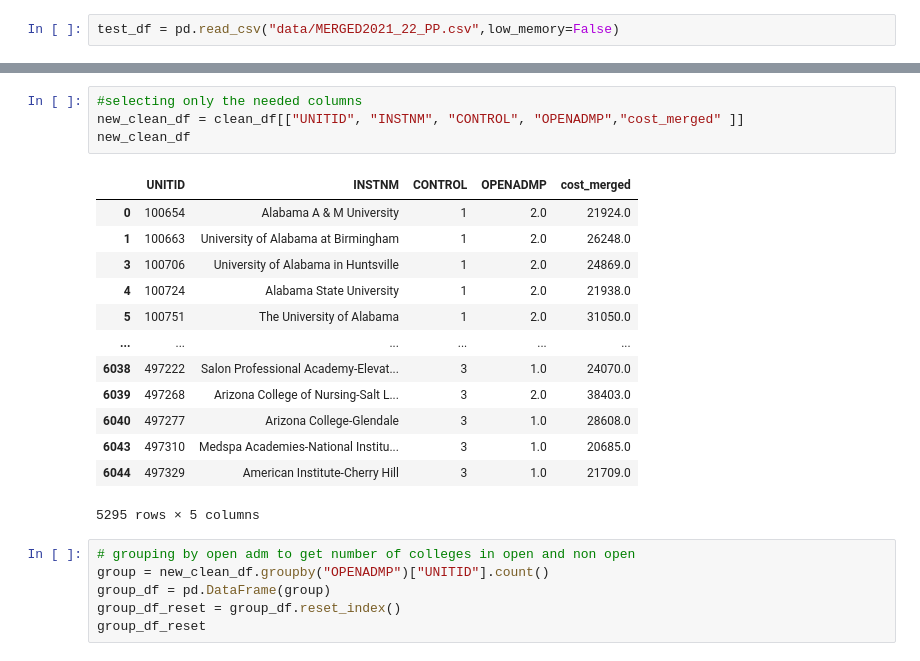
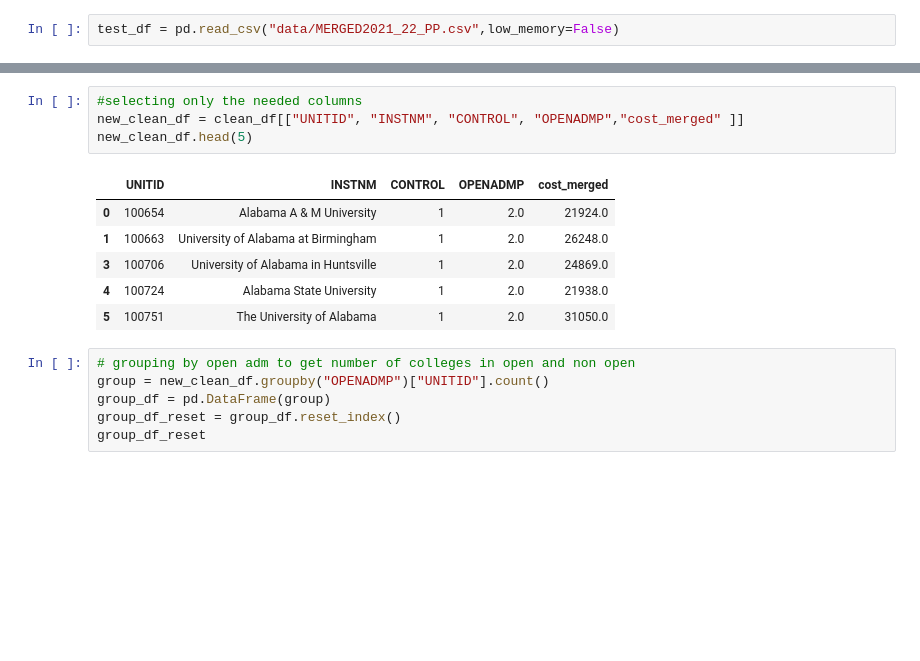
Before and after one commit to Wook22/Education_Institution_Data_Analysis, a Jupyter notebook: cost analysis.ipynb, the cells around one changed output, grey strips where cells are left out. Saved outputs shown, nothing was run; the diff lists cells and outputs as text; blank space fills up the shorter version.

```diff
--- a/category 2.ipynb
+++ b/cost analysis.ipynb
@@ -74,21 +45,14 @@ See the caveats in the documentation: https://pandas.pydata.org/pandas-docs/stab
 # %%
 #selecting only the needed columns
 new_clean_df = clean_df[["UNITID", "INSTNM", "CONTROL", "OPENADMP","cost_merged" ]]
-new_clean_df
+new_clean_df.head(5)
 # %% [output]
 |  | UNITID | INSTNM | CONTROL | OPENADMP | cost_merged |
 | 0 | 100654 | Alabama A & M University | 1 | 2.0 | 21924.0 |
 | 1 | 100663 | University of Alabama at Birmingham | 1 | 2.0 | 26248.0 |
 | 3 | 100706 | University of Alabama in Huntsville | 1 | 2.0 | 24869.0 |
 | 4 | 100724 | Alabama State University | 1 | 2.0 | 21938.0 |
 | 5 | 100751 | The University of Alabama | 1 | 2.0 | 31050.0 |
-| ... | ... | ... | ... | ... | ... |
-| 6038 | 497222 | Salon Professional Academy-Elevat... | 3 | 1.0 | 24070.0 |
-| 6039 | 497268 | Arizona College of Nursing-Salt L... | 3 | 2.0 | 38403.0 |
-| 6040 | 497277 | Arizona College-Glendale | 3 | 1.0 | 28608.0 |
-| 6043 | 497310 | Medspa Academies-National Institu... | 3 | 1.0 | 20685.0 |
-| 6044 | 497329 | American Institute-Cherry Hill | 3 | 1.0 | 21709.0 |
-5295 rows × 5 columns
 # %%
 # grouping by open adm to get number of colleges in open and non open
 group = new_clean_df.groupby("OPENADMP")["UNITID"].count()
```
Also changed, not shown: parts of 7 cells of this notebook.
